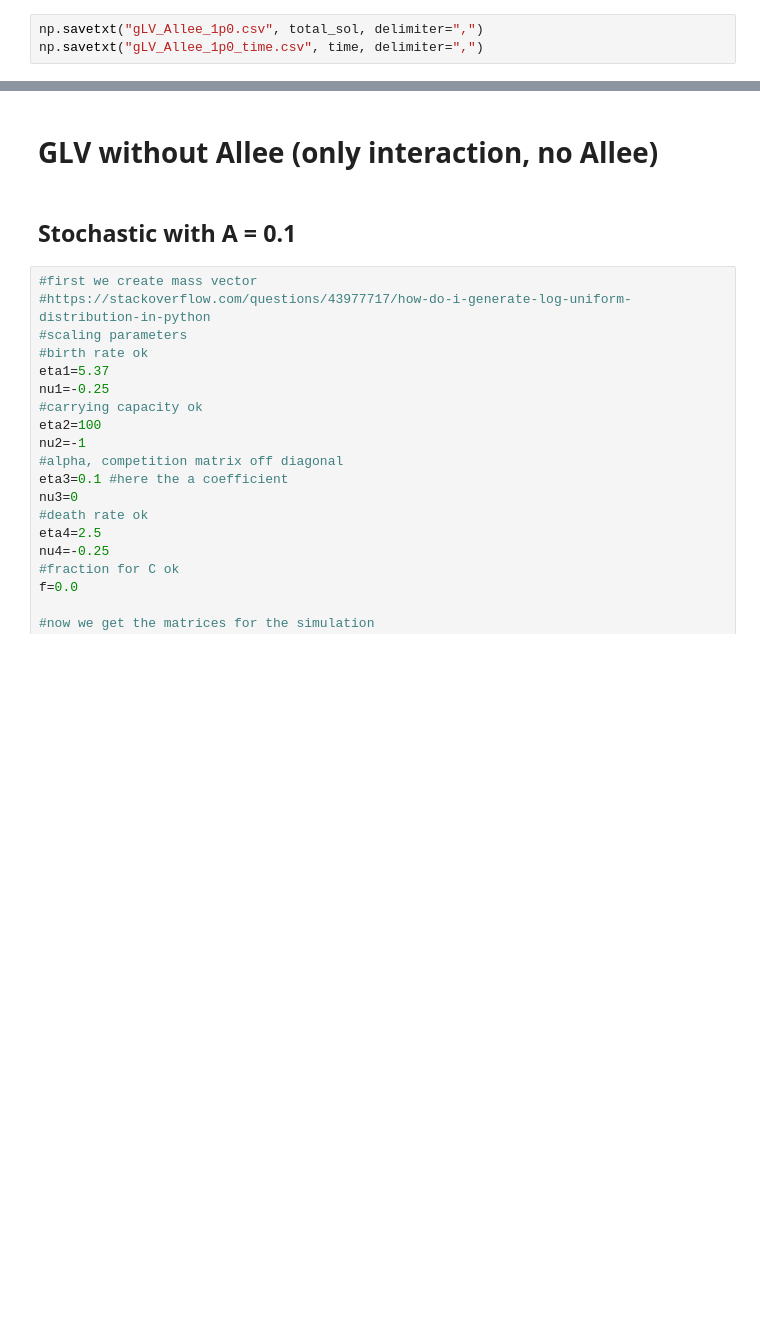
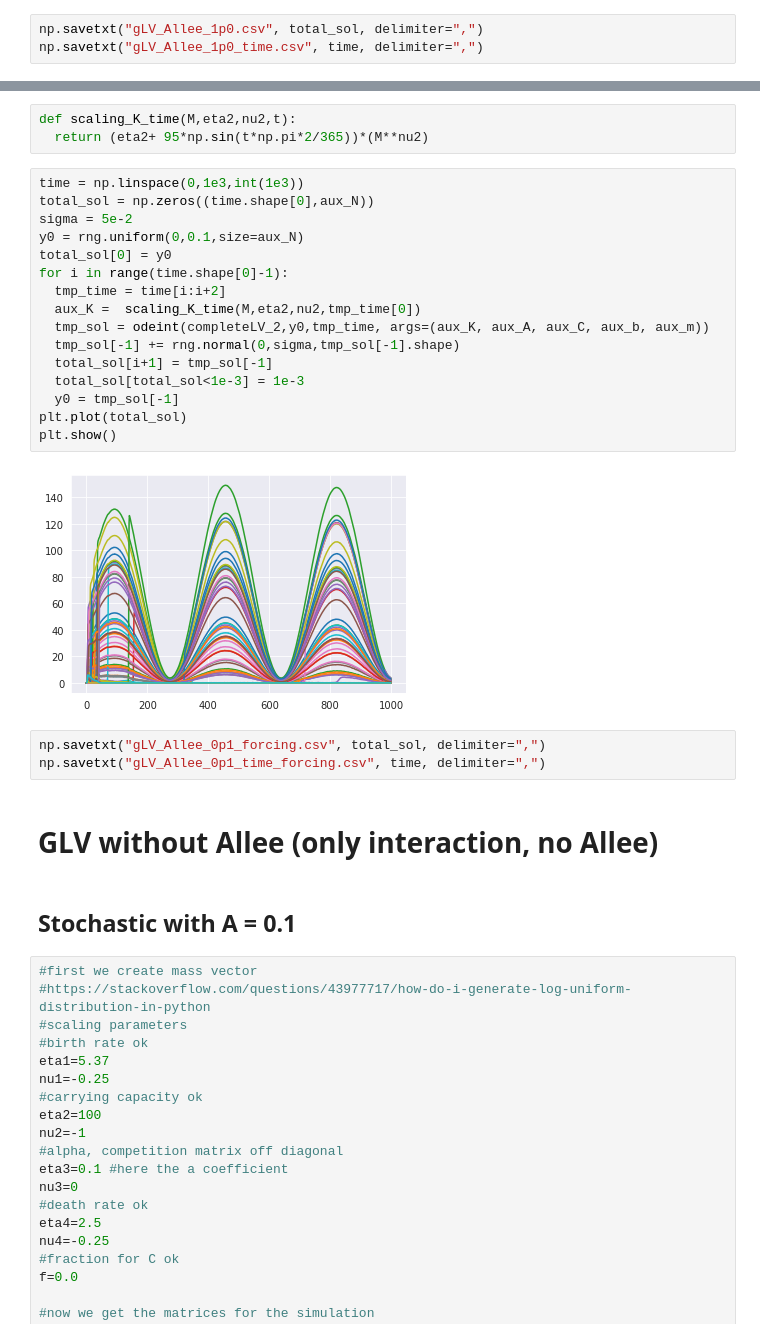
Before and after one commit to denisecammarota/qbio2021, a Jupyter notebook: Data_ForFitting.ipynb, the cells around one changed output, grey strips where cells are left out. Cells and saved outputs as stored; diff of their text form; blank space fills up the shorter version.

```diff
--- a/Data_ForFitting.ipynb
+++ b/Data_ForFitting.ipynb
@@ -200,3 +230,27 @@ np.savetxt("gLV_Allee_1p0_time.csv", time, delimiter=",")
+# %%
+def scaling_K_time(M,eta2,nu2,t):
+  return (eta2+ 95*np.sin(t*np.pi*2/365))*(M**nu2)
+# %%
+time = np.linspace(0,1e3,int(1e3))
+total_sol = np.zeros((time.shape[0],aux_N))
+sigma = 5e-2
+y0 = rng.uniform(0,0.1,size=aux_N)
+total_sol[0] = y0
+for i in range(time.shape[0]-1):
+  tmp_time = time[i:i+2]
+  aux_K =  scaling_K_time(M,eta2,nu2,tmp_time[0])
+  tmp_sol = odeint(completeLV_2,y0,tmp_time, args=(aux_K, aux_A, aux_C, aux_b, aux_m))
+  tmp_sol[-1] += rng.normal(0,sigma,tmp_sol[-1].shape)
+  total_sol[i+1] = tmp_sol[-1]
+  total_sol[total_sol<1e-3] = 1e-3
+  y0 = tmp_sol[-1]
+plt.plot(total_sol)
+plt.show()
+# %% [output]
+[figure, added]
+# %%
+np.savetxt("gLV_Allee_0p1_forcing.csv", total_sol, delimiter=",")
+np.savetxt("gLV_Allee_0p1_time_forcing.csv", time, delimiter=",")
 # %% [markdown]
 # GLV without Allee (only interaction, no Allee)
 # %% [markdown]
```
Also changed, not shown: parts of 5 cells of this notebook.
